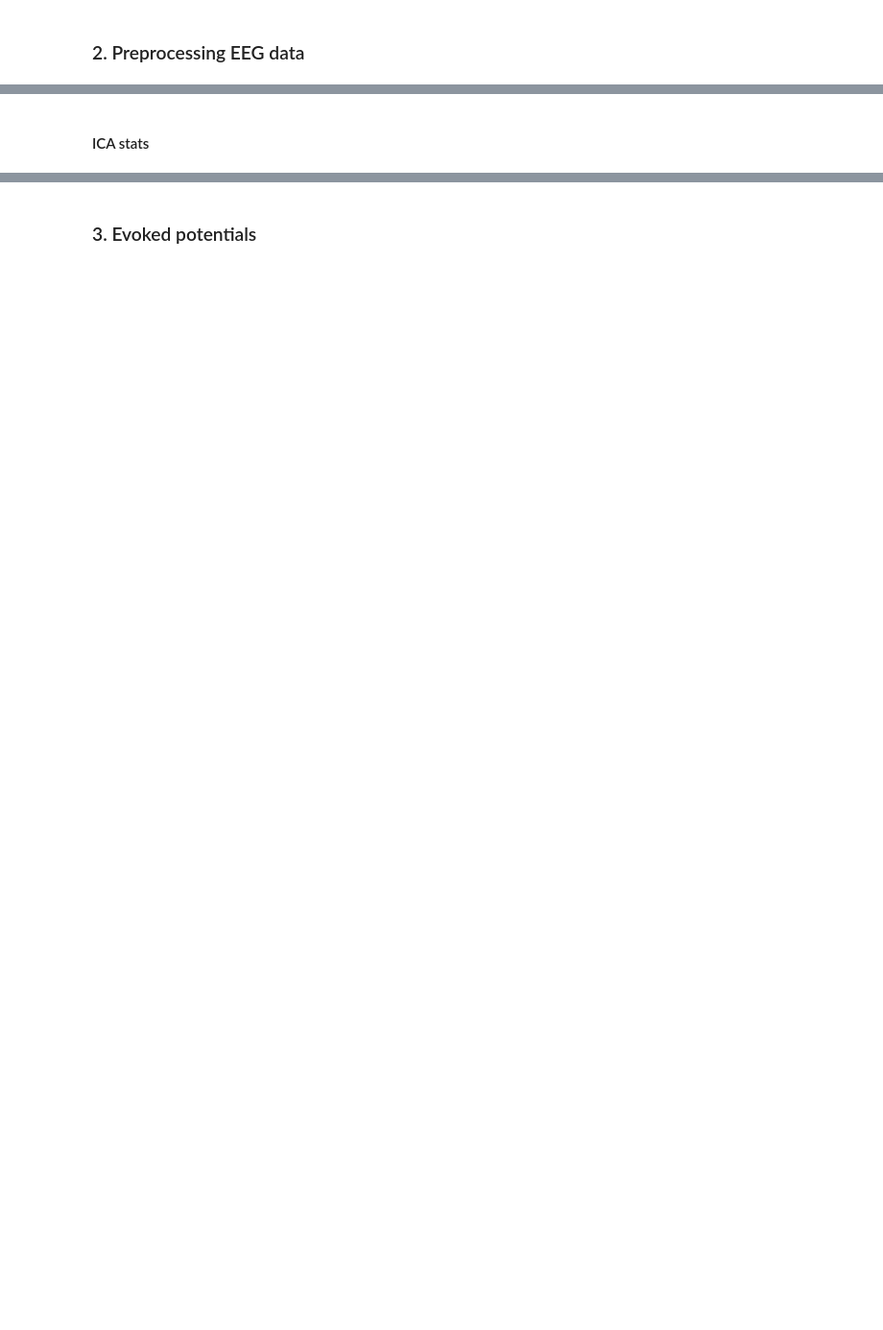
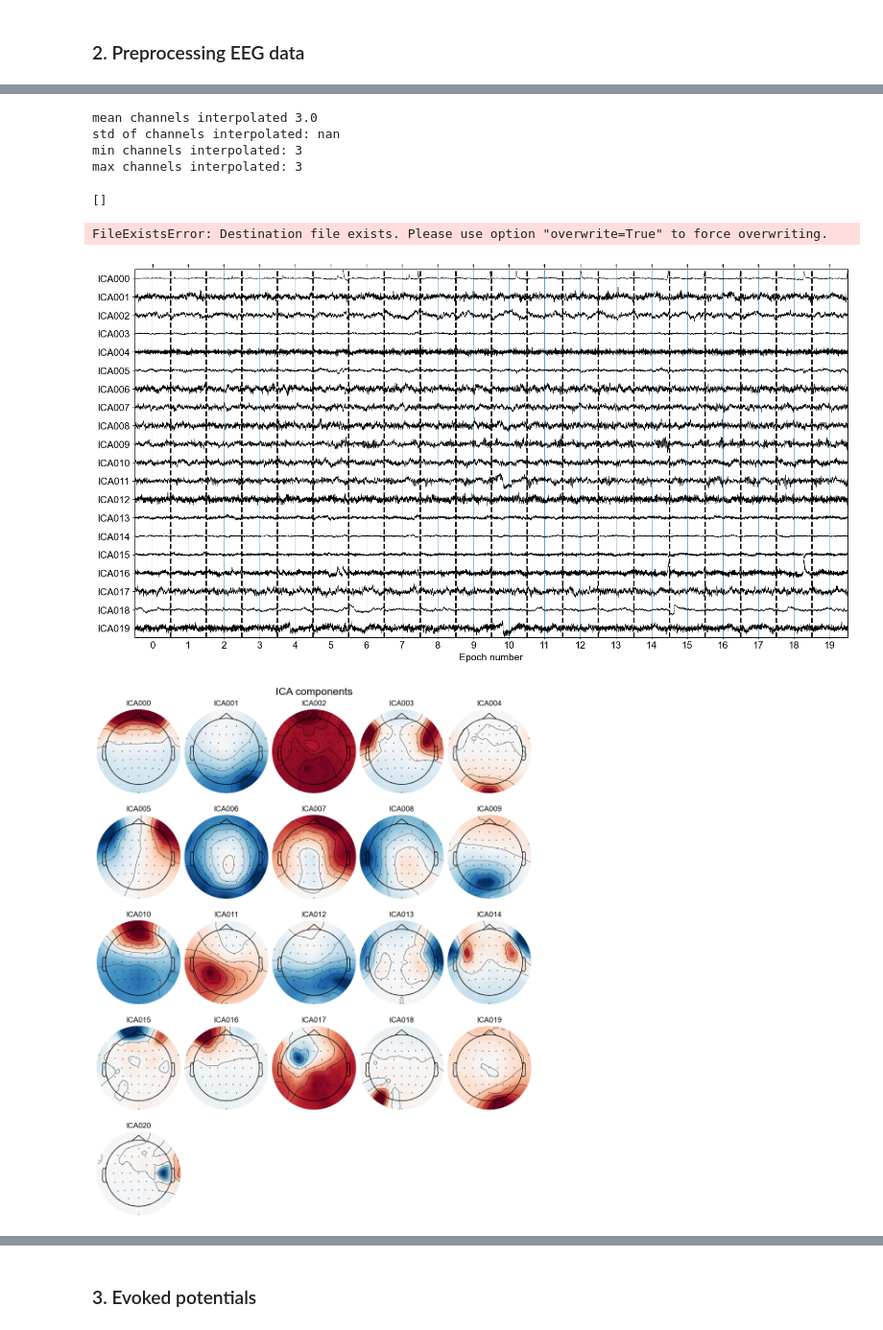
Before and after one commit to CarinaFo/ExPeCoN_ms, a Jupyter notebook: code/notebooks/expecon_ms.ipynb, the cells around one changed output, grey strips where cells are left out. Shown at 96% size. Cells and saved outputs as stored; diff of their text form; code cells hidden in the pictures; blank space fills up the shorter version.

```diff
--- a/code/notebooks/expecon_ms.ipynb
+++ b/code/notebooks/expecon_ms.ipynb
@@ -75,29 +101,8 @@ behav.plot_figure1_grid(expecon=1, exclude_high_fa=True)
 # %%
-# function expects a raw object with .fif file ending
-pp.prepro(
-    study=2,
-    trigger="stimulus",
-    l_freq=1,
-    h_freq=40,
-    tmin=-1,
-    tmax=1,
-    resample_rate=250,
-    sf=2500,
-    detrend=1,
-    ransac=1,
-    autoreject=0,
-)
-
 # how many channels were interpolated?
 pp.n_channels_interpolated(study=2, trigger="stimulus", l_freq=0.1)
-
-# run ica on clean, epoched data
-ica.run_ica(study=2, infomax=1, save_psd=1)
-# correlate with EOG and ECG and mark bad componets for rejection
-
-ica.label_ica_correlation(study=2)
-
-# usa icalabel to mark components for rejection
-# ica.label_iclabel(study=1)
+# %% [output]
+mean channels interpolated 3.0
+std of channels interpolated: nan
+min channels interpolated: 3
+max channels interpolated: 3
-# %% [markdown]
-#### ICA stats
@@ -117,0 +109,13 @@ print(f' the minimum of components rejected is {df_comp["0"].min()}')
+# %%
+# run ica on clean, epoched data (recommended on 1Hz filtered data)
+ica.run_ica(study=2, infomax=1, l_freq=1, save_psd=1)
+
+
+# correlate with EOG and ECG and mark bad componets for rejection, apply to data you
+# want to use for further analysis (0.1Hz filtered for Erps)
+ica.label_ica_correlation(study=2, save_psd=1)
+# %% [output]
+[]
+FileExistsError: Destination file exists. Please use option "overwrite=True" to force overwriting.
+[figure, added]
+[figure, added]
```
Also changed, not shown: parts of 21 cells of this notebook.
